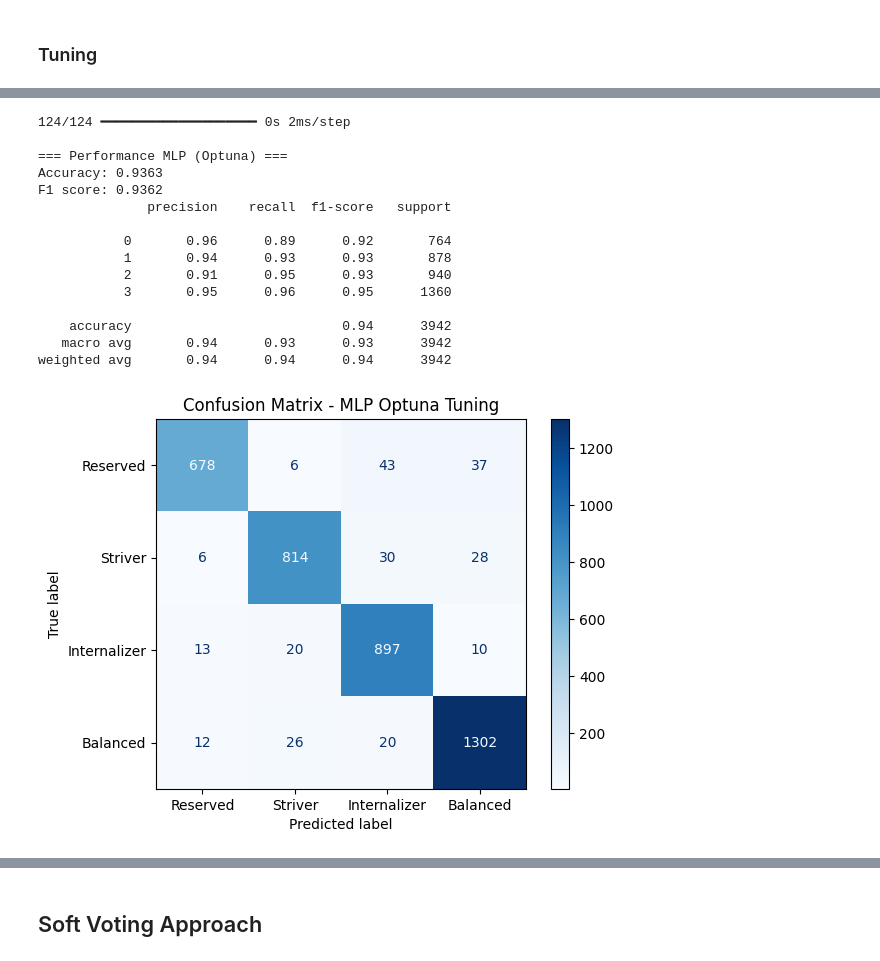
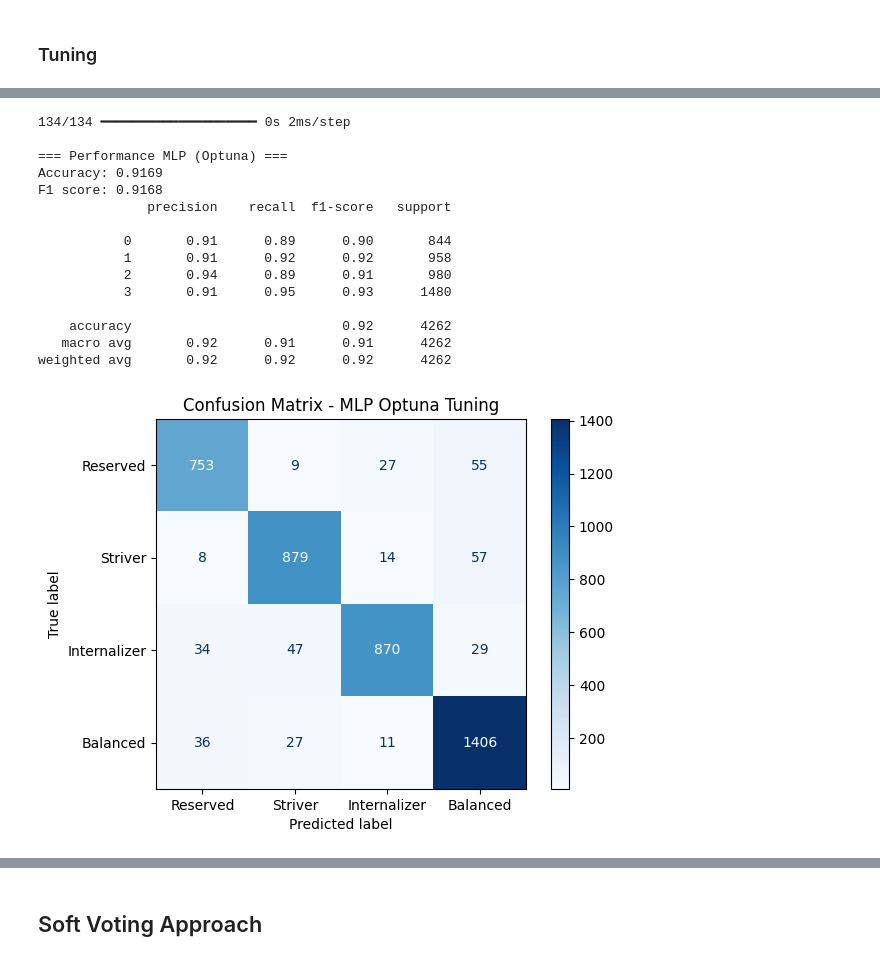
Before and after one commit to Knightmare2002/Big-Five-Test, a Jupyter notebook: main.ipynb, the cells around one changed output, grey strips where cells are left out. Cells and saved outputs as stored; diff of their text form; code cells hidden in the pictures.

```diff
--- a/main.ipynb
+++ b/main.ipynb
@@ -450,7 +450,14 @@ I won't use the **Logistic Regresssion** or the **SVM** since they both assume d
 # %%
 from sklearn.model_selection import train_test_split
 
-X = df_supervised.loc[:, "E1":"O10"].copy()
-y = df_supervised["Cluster"].copy()
+# === Load the two datasets===
+df_original = pd.read_csv("big5_supervised_dataset.csv")
+df_synthetic = pd.read_csv("synthetic_big5_edge_cases_expanded.csv")
+
+# === Concatenazione ===
+df_merged = pd.concat([df_original, df_synthetic], ignore_index=True)
+
+X = df_merged.loc[:, "E1":"O10"].copy()
+y = df_merged["Cluster"].copy()
 
 X_train, X_test, y_train, y_test = train_test_split(X, y, test_size=0.2, random_state=42, stratify=y)
@@ -868,40 +889,40 @@ Epoch 100/100
 # %%
 from sklearn.metrics import classification_report, confusion_matrix, ConfusionMatrixDisplay
 import matplotlib.pyplot as plt
 
 # === Final Evaluation ===
 y_pred_prob = best_model.predict(X_test)
 y_pred_mlp_optuna = np.argmax(y_pred_prob, axis=1)
 
 print("\n=== Performance MLP (Optuna) ===")
 print(f"Accuracy: {accuracy_score(y_test, y_pred_mlp_optuna):.4f}")
 print(f"F1 score: {f1_score(y_test, y_pred_mlp_optuna, average='weighted'):.4f}")
 print(classification_report(y_test, y_pred_mlp_optuna))
 
 # === Confusion Matrix ===
 cm = confusion_matrix(y_test, y_pred_mlp_optuna)
 labels_OCEAN = [cluster_labels_map[i] for i in sorted(cluster_labels_map.keys())]
 disp = ConfusionMatrixDisplay(confusion_matrix=cm, display_labels=labels_OCEAN)
 disp.plot(cmap='Blues')
 plt.title("Confusion Matrix - MLP Optuna Tuning")
 plt.show()
 
 # === Save the model ===
-best_model.save("mlp_tuning.h5")
+best_model.save("mlp_tuning.keras")
 # %% [output]
-124/124 ━━━━━━━━━━━━━━━━━━━━ 0s 2ms/step
+134/134 ━━━━━━━━━━━━━━━━━━━━ 0s 2ms/step
 
 === Performance MLP (Optuna) ===
-Accuracy: 0.9363
-F1 score: 0.9362
+Accuracy: 0.9169
+F1 score: 0.9168
               precision    recall  f1-score   support
 
-           0       0.96      0.89      0.92       764
-           1       0.94      0.93      0.93       878
-           2       0.91      0.95      0.93       940
-           3       0.95      0.96      0.95      1360
+           0       0.91      0.89      0.90       844
+           1       0.91      0.92      0.92       958
+           2       0.94      0.89      0.91       980
+           3       0.91      0.95      0.93      1480
 
-    accuracy                           0.94      3942
-   macro avg       0.94      0.93      0.93      3942
-weighted avg       0.94      0.94      0.94      3942
+    accuracy                           0.92      4262
+   macro avg       0.92      0.91      0.91      4262
+weighted avg       0.92      0.92      0.92      4262
-[figure, old version]
+[figure, new version]
```
Also changed, not shown: parts of 11 cells of this notebook, 7 other files.
